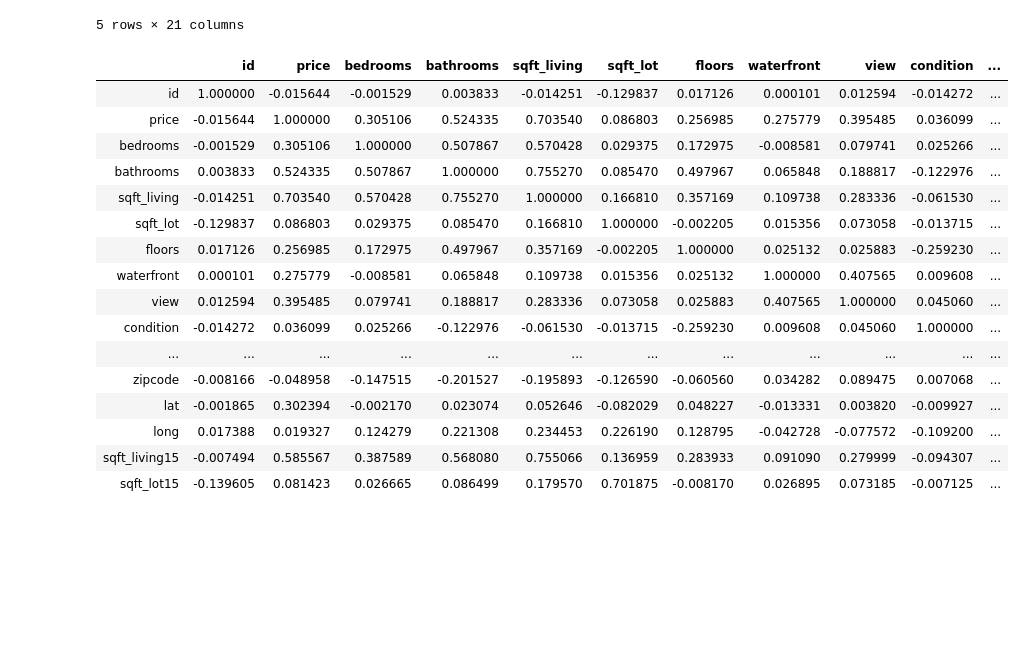
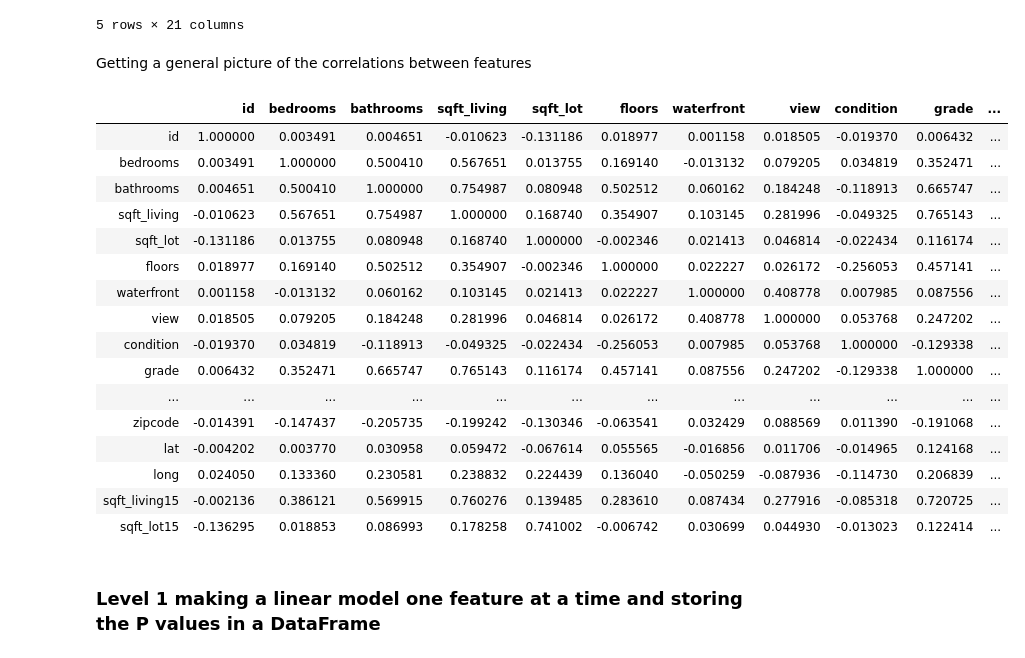
Before and after one commit to OsterMendel/nyc-mhtn-ds-021720, a Jupyter notebook: week_5/regression_lab/Bake-Off.ipynb, the cells around one changed output. Drawn from its saved outputs; the diff is of its cells as text; code cells hidden in the pictures; blank space fills up the shorter version.

```diff
--- a/week_5/regression_lab/Bake-Off.ipynb
+++ b/week_5/regression_lab/Bake-Off.ipynb
@@ -32,23 +34,37 @@ Index(['id', 'date', 'price', 'bedrooms', 'bathrooms', 'sqft_living',
 | 3 | 9522300010 | 20150331T000000 | 1490000.0 | 3 | 3.50 | 4560 | 14608 | 2.0 | 0 | 2 | ... |
 | 4 | 9510861140 | 20140714T000000 | 711000.0 | 3 | 2.50 | 2550 | 5376 | 2.0 | 0 | 0 | ... |
 5 rows × 21 columns
+# %%
+# splitting the DataFrame into its features and the control column
+control = ['price']
+features = ['id', 'date', 'bedrooms', 'bathrooms', 'sqft_living',
+       'sqft_lot', 'floors', 'waterfront', 'view', 'condition', 'grade',
+       'sqft_above', 'sqft_basement', 'yr_built', 'yr_renovated', 'zipcode',
+       'lat', 'long', 'sqft_living15', 'sqft_lot15']
+# %%
+# Splitting the data for training and testing
+x_train, x_test, y_train, y_test = train_test_split(df[features], df[control], test_size=0.33, random_state=42)
+# %% [markdown]
+Getting a general picture of the correlations between features
 # %%
-df.corr()
+x_train.corr()
 # %% [output]
-|  | id | price | bedrooms | bathrooms | sqft_living | sqft_lot | floors | waterfront | view | condition | ... |
-| id | 1.000000 | -0.015644 | -0.001529 | 0.003833 | -0.014251 | -0.129837 | 0.017126 | 0.000101 | 0.012594 | -0.014272 | ... |
-| price | -0.015644 | 1.000000 | 0.305106 | 0.524335 | 0.703540 | 0.086803 | 0.256985 | 0.275779 | 0.395485 | 0.036099 | ... |
-| bedrooms | -0.001529 | 0.305106 | 1.000000 | 0.507867 | 0.570428 | 0.029375 | 0.172975 | -0.008581 | 0.079741 | 0.025266 | ... |
-| bathrooms | 0.003833 | 0.524335 | 0.507867 | 1.000000 | 0.755270 | 0.085470 | 0.497967 | 0.065848 | 0.188817 | -0.122976 | ... |
-| sqft_living | -0.014251 | 0.703540 | 0.570428 | 0.755270 | 1.000000 | 0.166810 | 0.357169 | 0.109738 | 0.283336 | -0.061530 | ... |
-| sqft_lot | -0.129837 | 0.086803 | 0.029375 | 0.085470 | 0.166810 | 1.000000 | -0.002205 | 0.015356 | 0.073058 | -0.013715 | ... |
-| floors | 0.017126 | 0.256985 | 0.172975 | 0.497967 | 0.357169 | -0.002205 | 1.000000 | 0.025132 | 0.025883 | -0.259230 | ... |
-| waterfront | 0.000101 | 0.275779 | -0.008581 | 0.065848 | 0.109738 | 0.015356 | 0.025132 | 1.000000 | 0.407565 | 0.009608 | ... |
-| view | 0.012594 | 0.395485 | 0.079741 | 0.188817 | 0.283336 | 0.073058 | 0.025883 | 0.407565 | 1.000000 | 0.045060 | ... |
-| condition | -0.014272 | 0.036099 | 0.025266 | -0.122976 | -0.061530 | -0.013715 | -0.259230 | 0.009608 | 0.045060 | 1.000000 | ... |
+|  | id | bedrooms | bathrooms | sqft_living | sqft_lot | floors | waterfront | view | condition | grade | ... |
+| id | 1.000000 | 0.003491 | 0.004651 | -0.010623 | -0.131186 | 0.018977 | 0.001158 | 0.018505 | -0.019370 | 0.006432 | ... |
+| bedrooms | 0.003491 | 1.000000 | 0.500410 | 0.567651 | 0.013755 | 0.169140 | -0.013132 | 0.079205 | 0.034819 | 0.352471 | ... |
+| bathrooms | 0.004651 | 0.500410 | 1.000000 | 0.754987 | 0.080948 | 0.502512 | 0.060162 | 0.184248 | -0.118913 | 0.665747 | ... |
+| sqft_living | -0.010623 | 0.567651 | 0.754987 | 1.000000 | 0.168740 | 0.354907 | 0.103145 | 0.281996 | -0.049325 | 0.765143 | ... |
+| sqft_lot | -0.131186 | 0.013755 | 0.080948 | 0.168740 | 1.000000 | -0.002346 | 0.021413 | 0.046814 | -0.022434 | 0.116174 | ... |
+| floors | 0.018977 | 0.169140 | 0.502512 | 0.354907 | -0.002346 | 1.000000 | 0.022227 | 0.026172 | -0.256053 | 0.457141 | ... |
+| waterfront | 0.001158 | -0.013132 | 0.060162 | 0.103145 | 0.021413 | 0.022227 | 1.000000 | 0.408778 | 0.007985 | 0.087556 | ... |
+| view | 0.018505 | 0.079205 | 0.184248 | 0.281996 | 0.046814 | 0.026172 | 0.408778 | 1.000000 | 0.053768 | 0.247202 | ... |
+| condition | -0.019370 | 0.034819 | -0.118913 | -0.049325 | -0.022434 | -0.256053 | 0.007985 | 0.053768 | 1.000000 | -0.129338 | ... |
+| grade | 0.006432 | 0.352471 | 0.665747 | 0.765143 | 0.116174 | 0.457141 | 0.087556 | 0.247202 | -0.129338 | 1.000000 | ... |
 | ... | ... | ... | ... | ... | ... | ... | ... | ... | ... | ... | ... |
-| zipcode | -0.008166 | -0.048958 | -0.147515 | -0.201527 | -0.195893 | -0.126590 | -0.060560 | 0.034282 | 0.089475 | 0.007068 | ... |
-| lat | -0.001865 | 0.302394 | -0.002170 | 0.023074 | 0.052646 | -0.082029 | 0.048227 | -0.013331 | 0.003820 | -0.009927 | ... |
-| long | 0.017388 | 0.019327 | 0.124279 | 0.221308 | 0.234453 | 0.226190 | 0.128795 | -0.042728 | -0.077572 | -0.109200 | ... |
-| sqft_living15 | -0.007494 | 0.585567 | 0.387589 | 0.568080 | 0.755066 | 0.136959 | 0.283933 | 0.091090 | 0.279999 | -0.094307 | ... |
-| sqft_lot15 | -0.139605 | 0.081423 | 0.026665 | 0.086499 | 0.179570 | 0.701875 | -0.008170 | 0.026895 | 0.073185 | -0.007125 | ... |
+| zipcode | -0.014391 | -0.147437 | -0.205735 | -0.199242 | -0.130346 | -0.063541 | 0.032429 | 0.088569 | 0.011390 | -0.191068 | ... |
+| lat | -0.004202 | 0.003770 | 0.030958 | 0.059472 | -0.067614 | 0.055565 | -0.016856 | 0.011706 | -0.014965 | 0.124168 | ... |
+| long | 0.024050 | 0.133360 | 0.230581 | 0.238832 | 0.224439 | 0.136040 | -0.050259 | -0.087936 | -0.114730 | 0.206839 | ... |
+| sqft_living15 | -0.002136 | 0.386121 | 0.569915 | 0.760276 | 0.139485 | 0.283610 | 0.087434 | 0.277916 | -0.085318 | 0.720725 | ... |
+| sqft_lot15 | -0.136295 | 0.018853 | 0.086993 | 0.178258 | 0.741002 | -0.006742 | 0.030699 | 0.044930 | -0.013023 | 0.122414 | ... |
+# %% [markdown]
+### Level 1 making a linear model one feature at a time and storing the P values in a DataFrame
```
Also changed, not shown: parts of 4 cells of this notebook.
